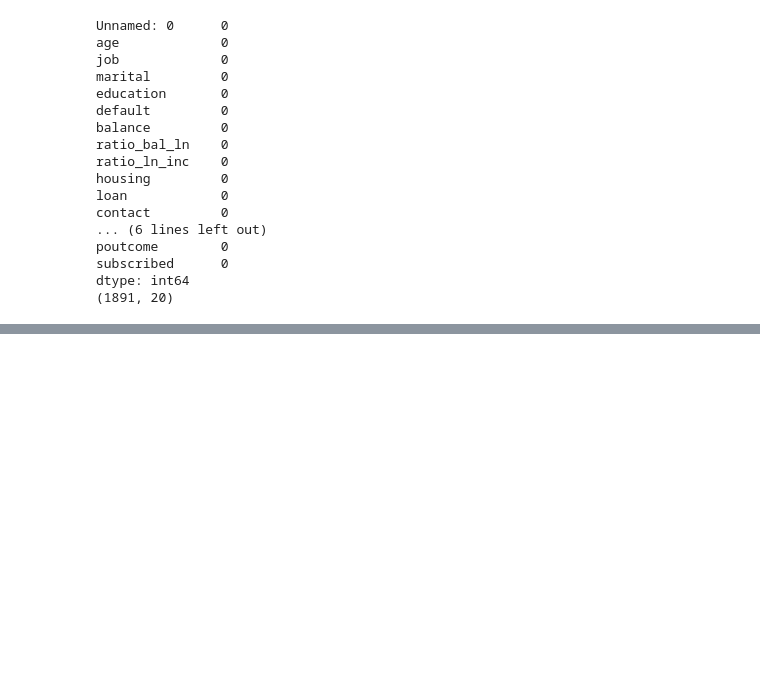
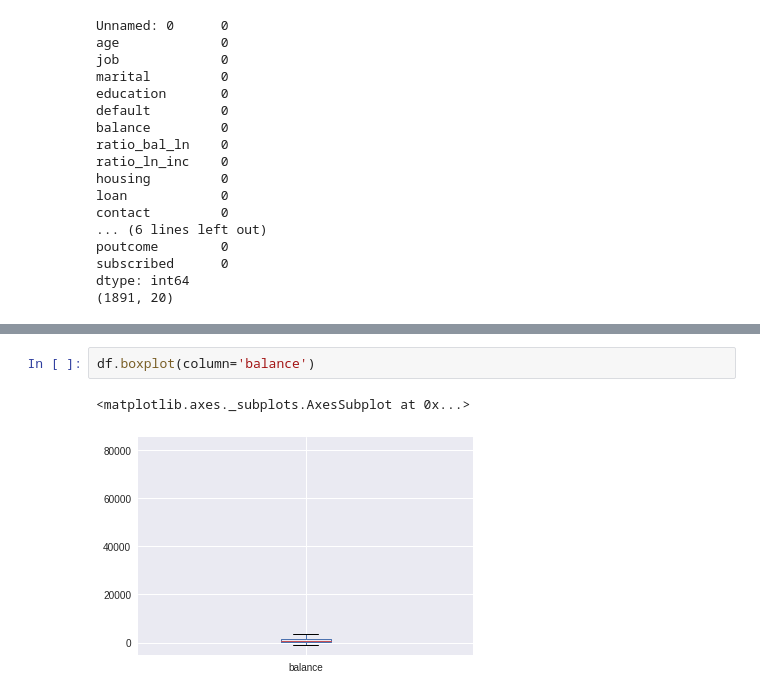
Before and after one commit to vipulpopat/MSCAI_Sem1_Etivity2, a Jupyter notebook: Etivity_2.ipynb, the cells around one changed output, grey strips where cells are left out. Cells and saved outputs as stored; diff of their text form; blank space fills up the shorter version.

```diff
--- a/Etivity_2.ipynb
+++ b/Etivity_2.ipynb
@@ -342,0 +382,5 @@ We have a bank dataframe with 1891 rows and 20 columns once missing values are h
+# %%
+df.boxplot(column='balance')
+# %% [output]
+<matplotlib.axes._subplots.AxesSubplot at 0x...>
+[figure, added]
```
Also changed, not shown: parts of 19 cells of this notebook.
